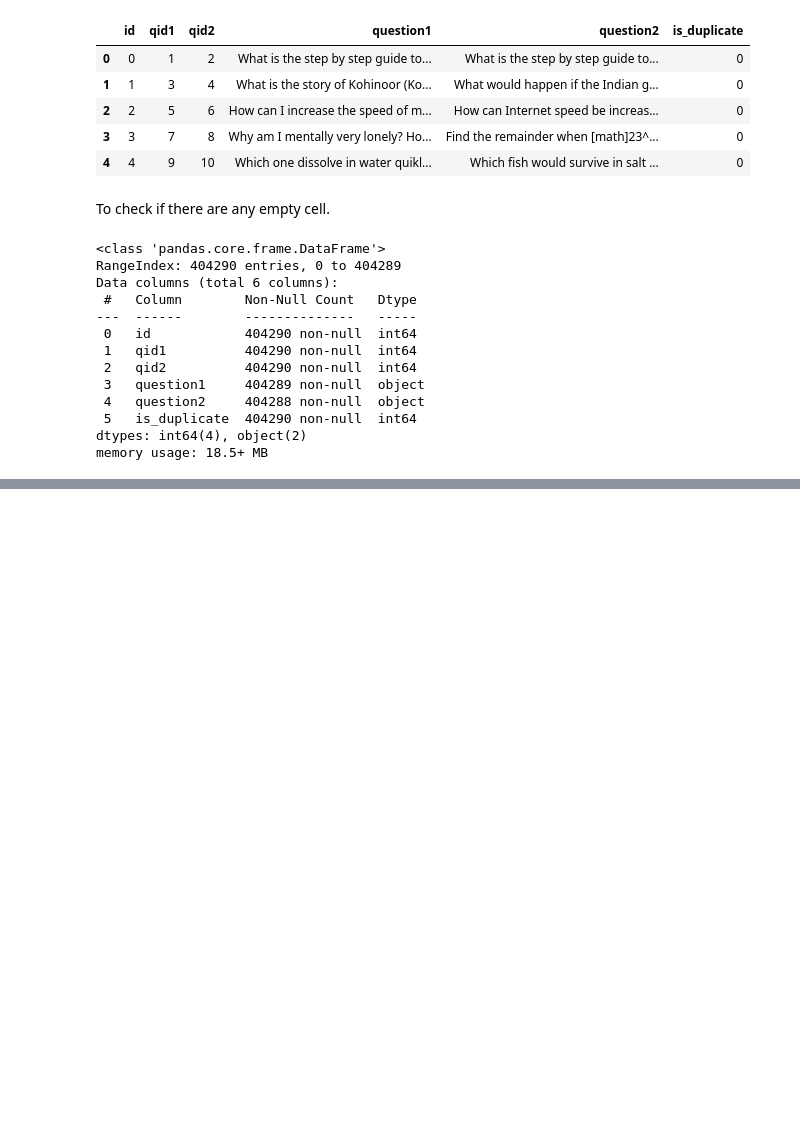
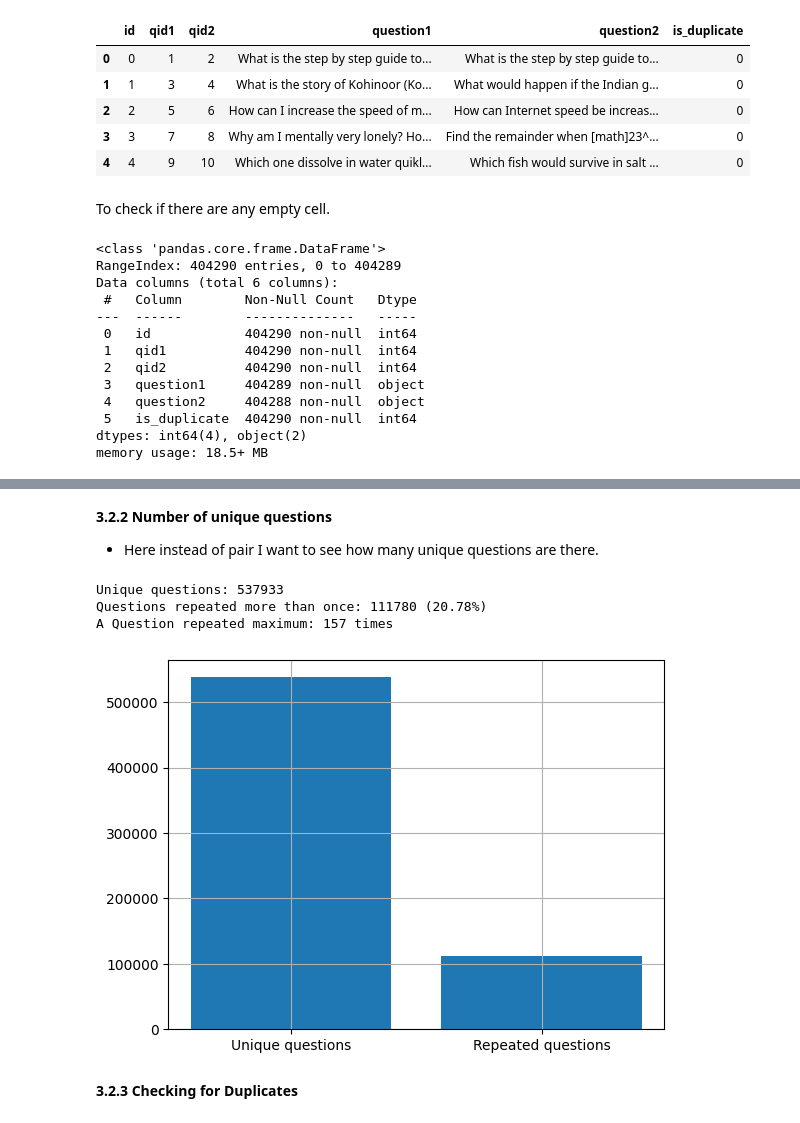
Before and after one commit to Arjun1425/MachineLearning, a Jupyter notebook: 02 Quora Question Pairs/Quora Question Pairs.ipynb, the cells around one changed output, grey strips where cells are left out. Drawn from its saved outputs; the diff is of its cells as text; code cells hidden in the pictures; blank space fills up the shorter version.

```diff
--- a/02 Quora Question Pairs/Quora Question Pairs.ipynb
+++ b/02 Quora Question Pairs/Quora Question Pairs.ipynb
@@ -127,0 +139,31 @@ We can see here that "question2" column has 2 "Null" cells. --> We will deal wit
+# %% [markdown]
+**3.2.2 Number of unique questions**
+
+* Here instead of pair I want to see how many unique questions are there.
+# %%
+ques = pd.Series(df["qid1"].tolist() + df["qid2"].tolist())          # Converting all questions into one list.
+uni_ques = len(np.unique(ques))
+print(f"Unique questions: {uni_ques}")
+
+# How many questions repeated more than one time in the pair?
+ques_morethan_one = np.sum(ques.value_counts() > 1)
+print(f"Questions repeated more than once: {ques_morethan_one} ({(ques_morethan_one/uni_ques) * 100:.2f}%)")
+
+# Max times a question has repeated.
+ques_max = np.max(ques.value_counts())
+print(f"A Question repeated maximum: {ques_max} times")
+# %% [output]
+Unique questions: 537933
+Questions repeated more than once: 111780 (20.78%)
+A Question repeated maximum: 157 times
+# %%
+var1 = ["Unique questions", "Repeated questions"]
+var2 = [uni_ques, ques_morethan_one]
+
+plt.bar(var1, var2, align='center')
+plt.grid()
+plt.show()
+# %% [output]
+[figure, added]
+# %% [markdown]
+**3.2.3 Checking for Duplicates**
```
Also changed, not shown: parts of 4 cells of this notebook.
